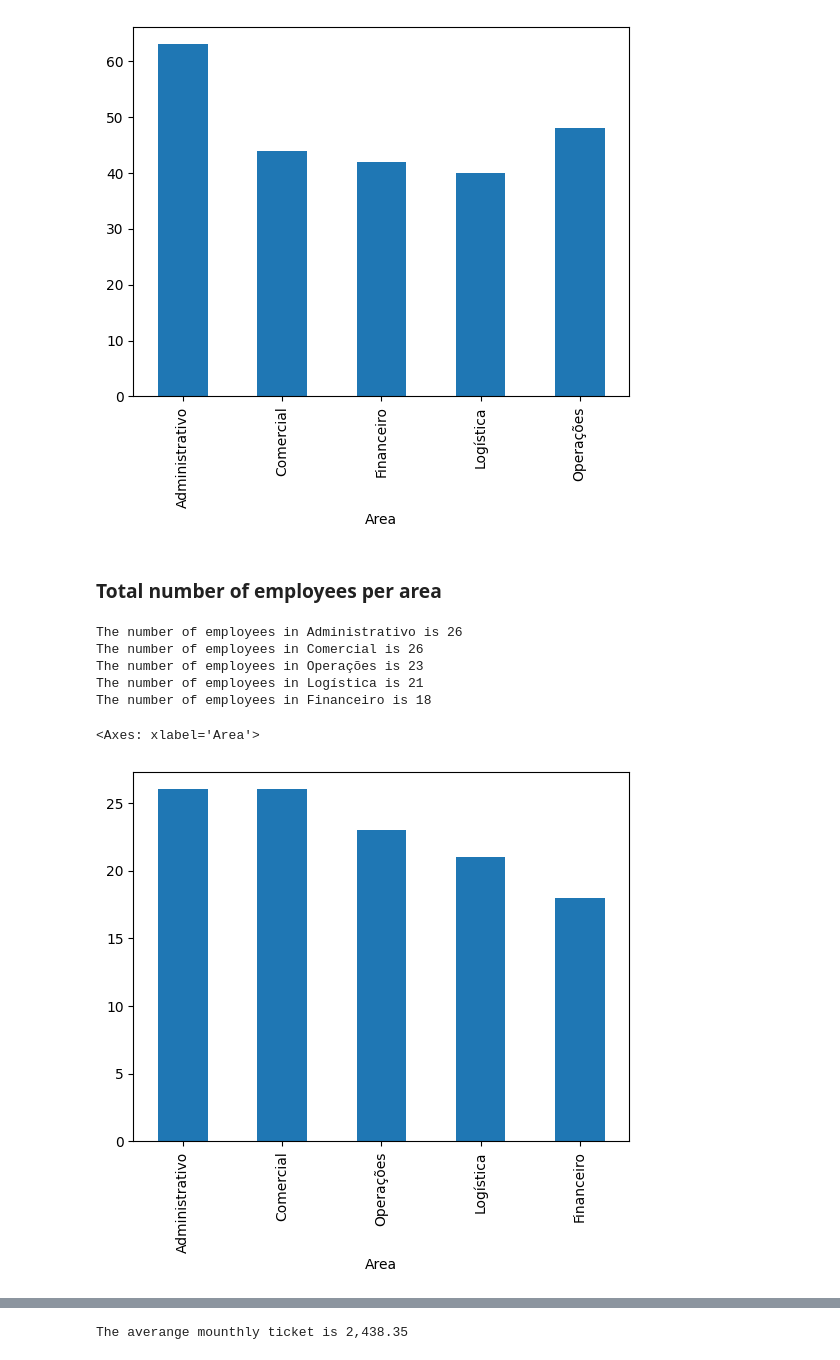
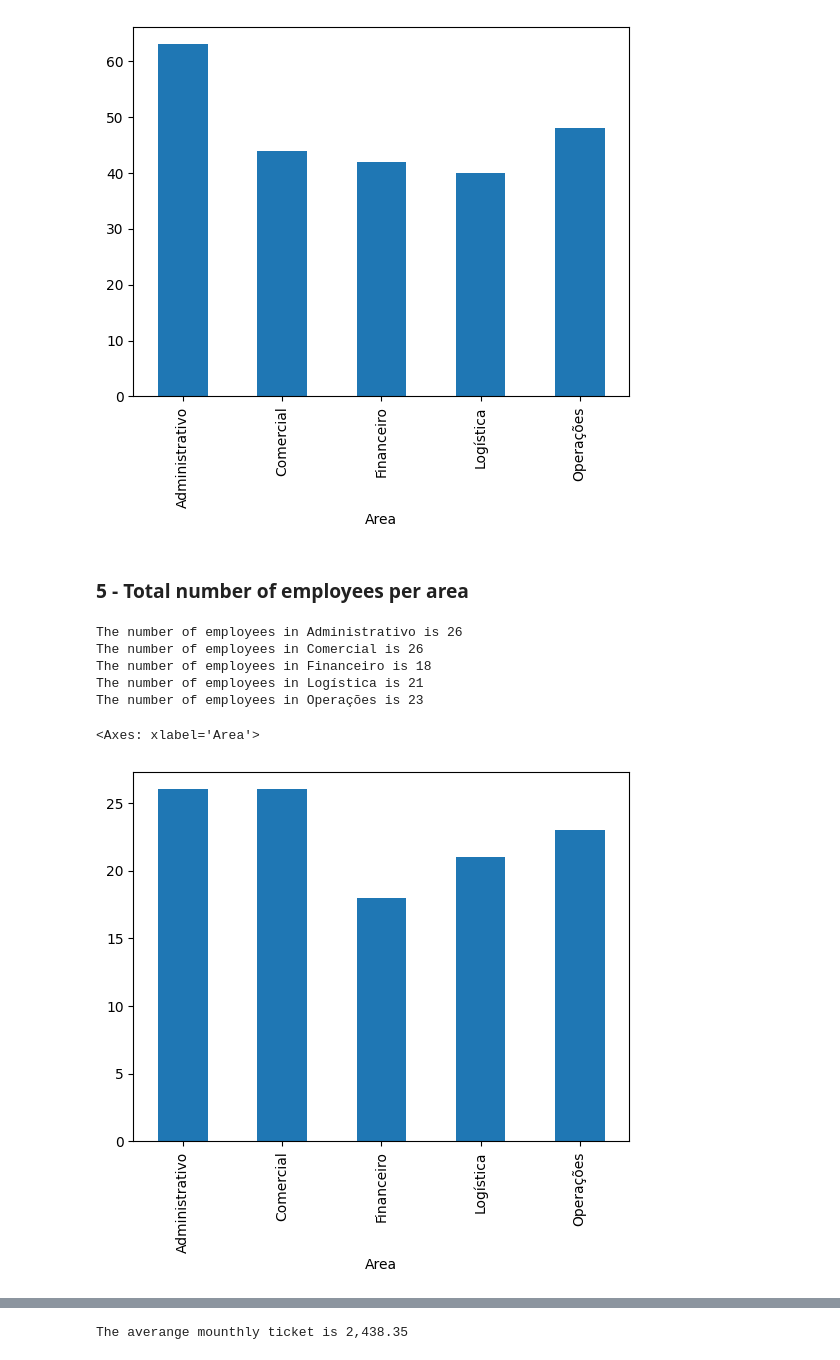
Before and after one commit to DerickRedDanger/Python, a Jupyter notebook: Pandas/Mini_projects/Mini Data Analysis Project/Data Analysis Project.ipynb, the cells around one changed output, grey strips where cells are left out. Drawn from its saved outputs; the diff is of its cells as text; code cells hidden in the pictures.

```diff
--- a/Pandas/Mini_projects/Mini Data Analysis Project/Data Analysis Project.ipynb
+++ b/Pandas/Mini_projects/Mini Data Analysis Project/Data Analysis Project.ipynb
@@ -101,5 +101,6 @@ display(clients_df)
 # %%
-employees_df['total_expenses'] = employees_df['Salario Base'] + employees_df['Impostos'] + employees_df['Beneficios'] + employees_df['VT'] + employees_df['VR']
+employees_df['total_expenses'] = (employees_df['Salario Base'] + employees_df['Impostos'] +
+                                  employees_df['Beneficios'] + employees_df['VT'] + employees_df['VR'])
 # display(employees_df)
 total_expenses = employees_df['total_expenses'].sum()
 print(f'Total Payroll Amount = {total_expenses:,}')
@@ -127,10 +136,17 @@ print(f'% of employees that have already signed a contract = {employees_signed_c
 # %%
-total_contracts_area_company_df = services_df.merge(employees_df, on='ID Funcionário')
+total_contracts_area_company_df = services_df[['ID Funcionário']].merge(
+    employees_df[['ID Funcionário', 'Area']], on='ID Funcionário')
 # display(total_contracts_area_company_df)
+
+
+# Different ways to count how many contract were closed from each area of the company
+contracts_area_company_df = total_contracts_area_company_df['Area'].value_counts()
+# display(contracts_area_company_df)
 contracts_area_company_df = total_contracts_area_company_df.groupby('Area').size()
 # display(contracts_area_company_df)
 contracts_area_company_df = total_contracts_area_company_df.groupby('Area')['Area'].count()
 # display(contracts_area_company_df)
+
 for area, count in contracts_area_company_df.items():
     print(f'The number of contracts closed by {area} is {count}')
 contracts_area_company_df.plot(kind='bar')
@@ -143,22 +159,23 @@ The number of contracts closed by Operações is 48
 <Axes: xlabel='Area'>
 [figure]
 # %% [markdown]
-### Total number of employees per area
+### 5 - Total number of employees per area
 # %%
+# Different ways to count the number of employees per area
 employees_per_area_df = employees_df['Area'].value_counts()
 # display(employees_per_area_df)
-# employees_per_area_df = employees_df.groupby('Area').size()
+employees_per_area_df = employees_df.groupby('Area').size()
 # display(employees_per_area_df)
 
 for area, count in employees_per_area_df.items():
     print(f'The number of employees in {area} is {count}')
 employees_per_area_df.plot(kind='bar')
 # %% [output]
 The number of employees in Administrativo is 26
 The number of employees in Comercial is 26
+The number of employees in Financeiro is 18
+The number of employees in Logística is 21
 The number of employees in Operações is 23
-The number of employees in Logística is 21
-The number of employees in Financeiro is 18
 <Axes: xlabel='Area'>
-[figure, old version]
+[figure, new version]
 # %% [markdown]
```
Also changed, not shown: parts of 7 cells of this notebook, 2 other files.
